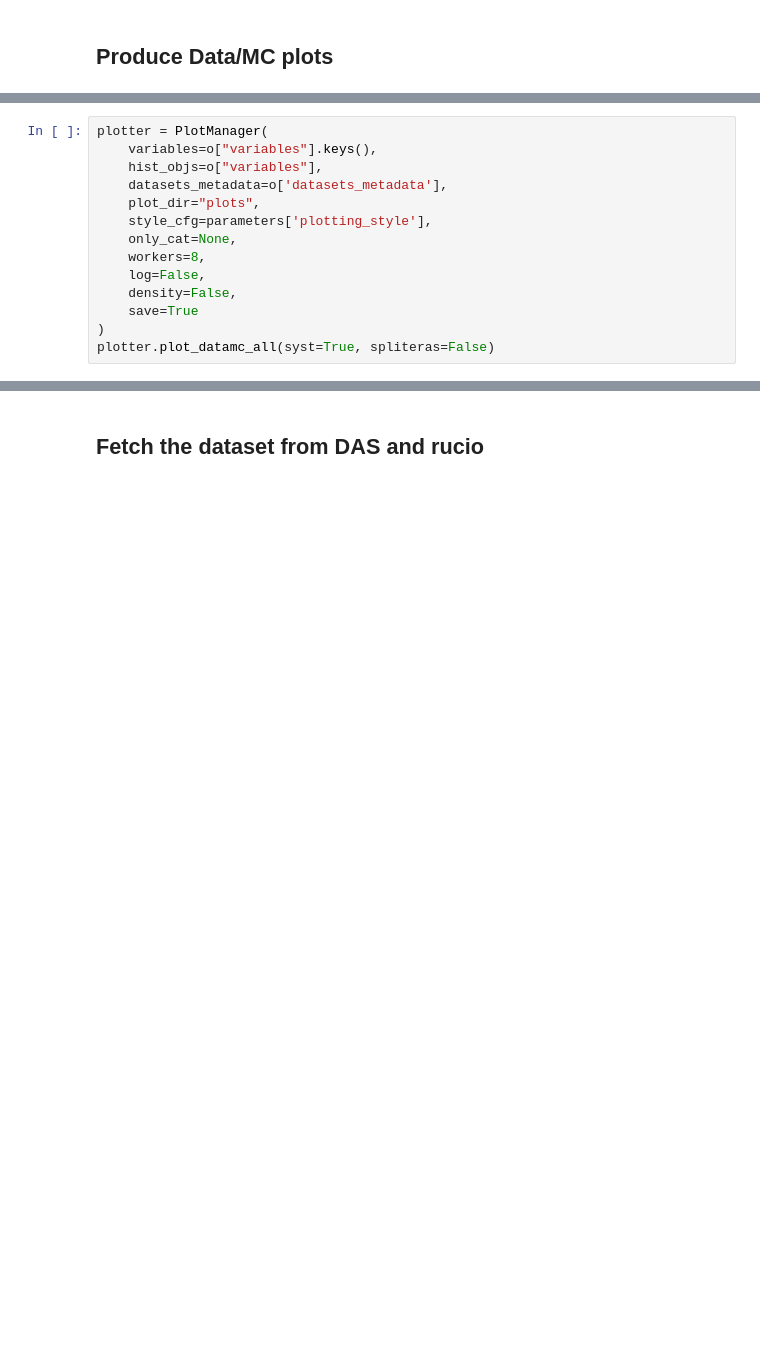
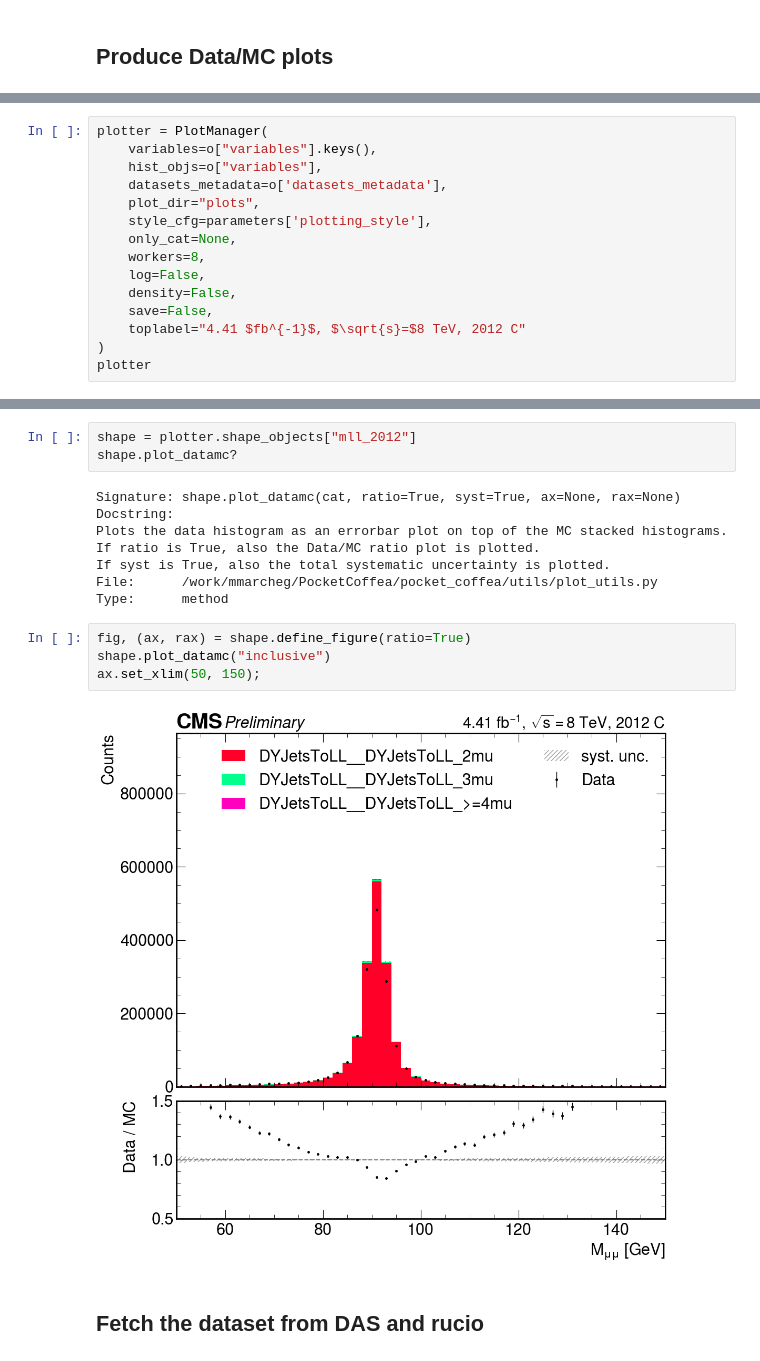
Before and after one commit to mmarchegiani/pyhep2023-pocketcoffea-tutorial, a Jupyter notebook: talk.ipynb, the cells around one changed output, grey strips where cells are left out. Saved outputs shown, nothing was run; the diff lists cells and outputs as text; blank space fills up the shorter version.

```diff
--- a/talk.ipynb
+++ b/talk.ipynb
@@ -359,7 +355,8 @@ plotter = PlotManager(
     workers=8,
     log=False,
     density=False,
-    save=True
+    save=False,
+    toplabel="4.41 $fb^{-1}$, $\sqrt{s}=$8 TeV, 2012 C"
 )
-plotter.plot_datamc_all(syst=True, spliteras=False)
+plotter
 # %% [output]
@@ -391,3 +374,20 @@ Saving plots/inclusive/MuonGood_phi_2012_inclusive.png
+# %%
+shape = plotter.shape_objects["mll_2012"]
+shape.plot_datamc?
+# %% [output]
+Signature: shape.plot_datamc(cat, ratio=True, syst=True, ax=None, rax=None)
+Docstring:
+Plots the data histogram as an errorbar plot on top of the MC stacked histograms.
+If ratio is True, also the Data/MC ratio plot is plotted.
+If syst is True, also the total systematic uncertainty is plotted.
+File:      /work/mmarcheg/PocketCoffea/pocket_coffea/utils/plot_utils.py
+Type:      method
+# %%
+fig, (ax, rax) = shape.define_figure(ratio=True)
+shape.plot_datamc("inclusive")
+ax.set_xlim(50, 150);
+# %% [output]
+[figure, added]
 # %% [markdown]
 ## Fetch the dataset from DAS and rucio
 # %%
```
Also changed, not shown: parts of 18 cells of this notebook.
